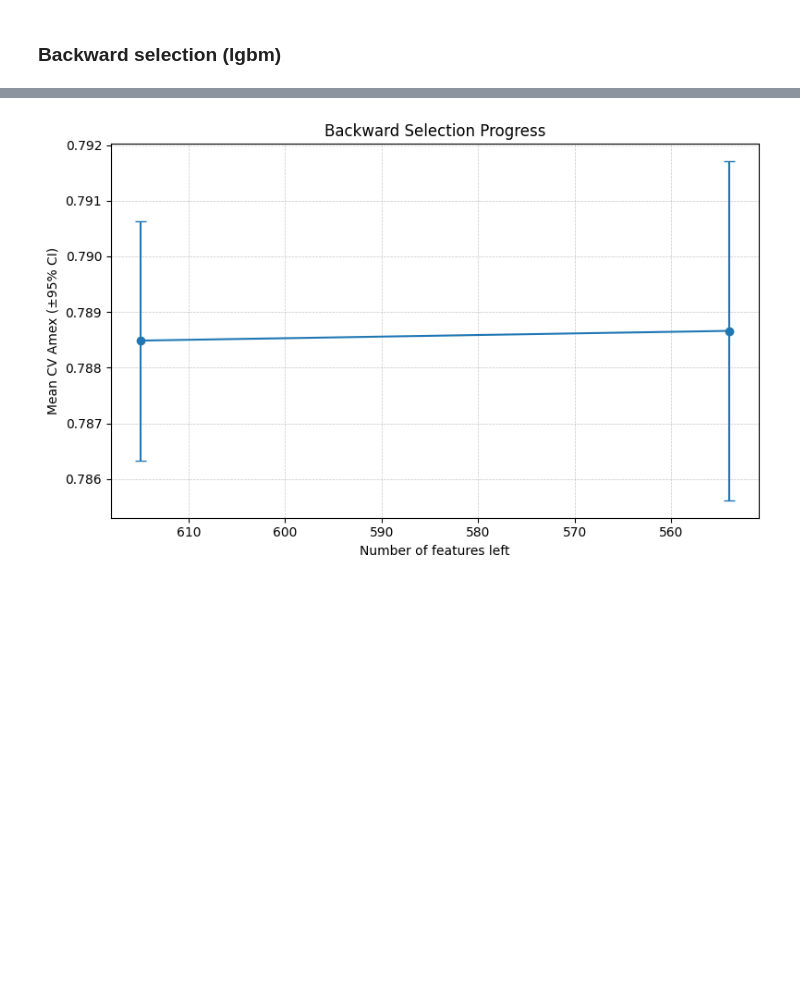
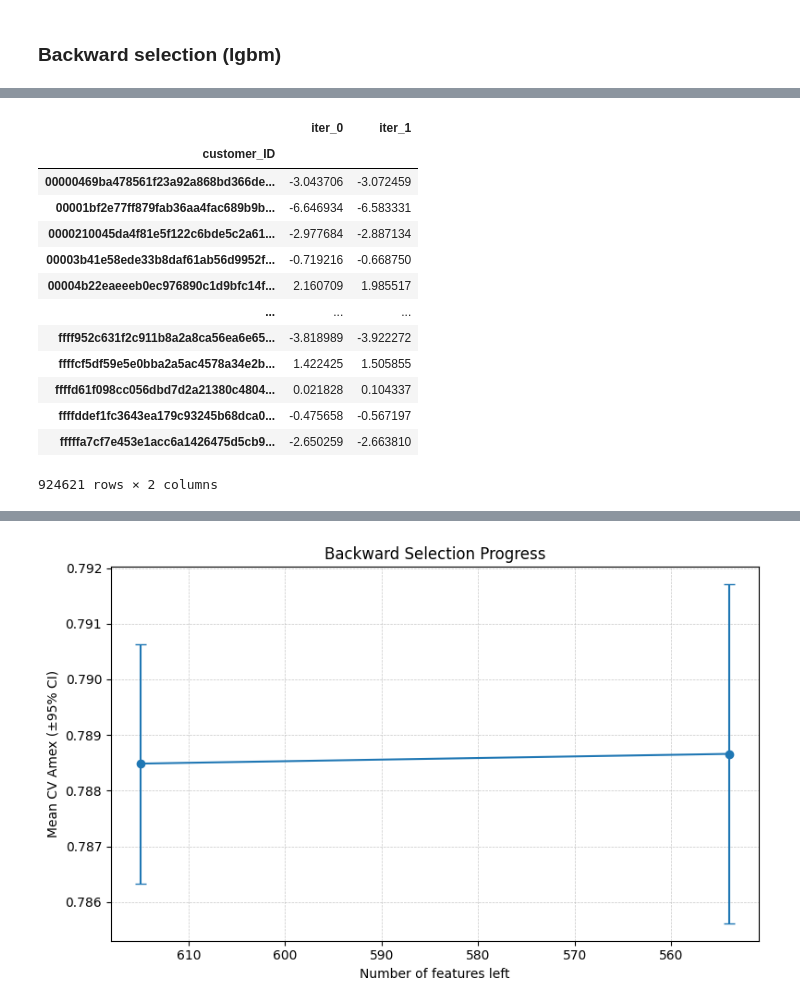
Before and after one commit to korab1ev/amex-default-prediction, a Jupyter notebook: 01. experiments.ipynb, the cells around one changed output, grey strips where cells are left out. Drawn from its saved outputs; the diff is of its cells as text; code cells hidden in the pictures; blank space fills up the shorter version.

```diff
--- a/01. experiments.ipynb
+++ b/01. experiments.ipynb
@@ -351,0 +470,17 @@ KeyboardInterrupt:
+# %%
+test_preds
+# %% [output]
+|  | iter_0 | iter_1 |
+| customer_ID |  |  |
+| 00000469ba478561f23a92a868bd366de... | -3.043706 | -3.072459 |
+| 00001bf2e77ff879fab36aa4fac689b9b... | -6.646934 | -6.583331 |
+| 0000210045da4f81e5f122c6bde5c2a61... | -2.977684 | -2.887134 |
+| 00003b41e58ede33b8daf61ab56d9952f... | -0.719216 | -0.668750 |
+| 00004b22eaeeeb0ec976890c1d9bfc14f... | 2.160709 | 1.985517 |
+| ... | ... | ... |
+| ffff952c631f2c911b8a2a8ca56ea6e65... | -3.818989 | -3.922272 |
+| ffffcf5df59e5e0bba2a5ac4578a34e2b... | 1.422425 | 1.505855 |
+| ffffd61f098cc056dbd7d2a21380c4804... | 0.021828 | 0.104337 |
+| ffffddef1fc3643ea179c93245b68dca0... | -0.475658 | -0.567197 |
+| fffffa7cf7e453e1acc6a1426475d5cb9... | -2.650259 | -2.663810 |
+924621 rows × 2 columns
```
Also changed, not shown: parts of 14 cells of this notebook, 2 other files.
